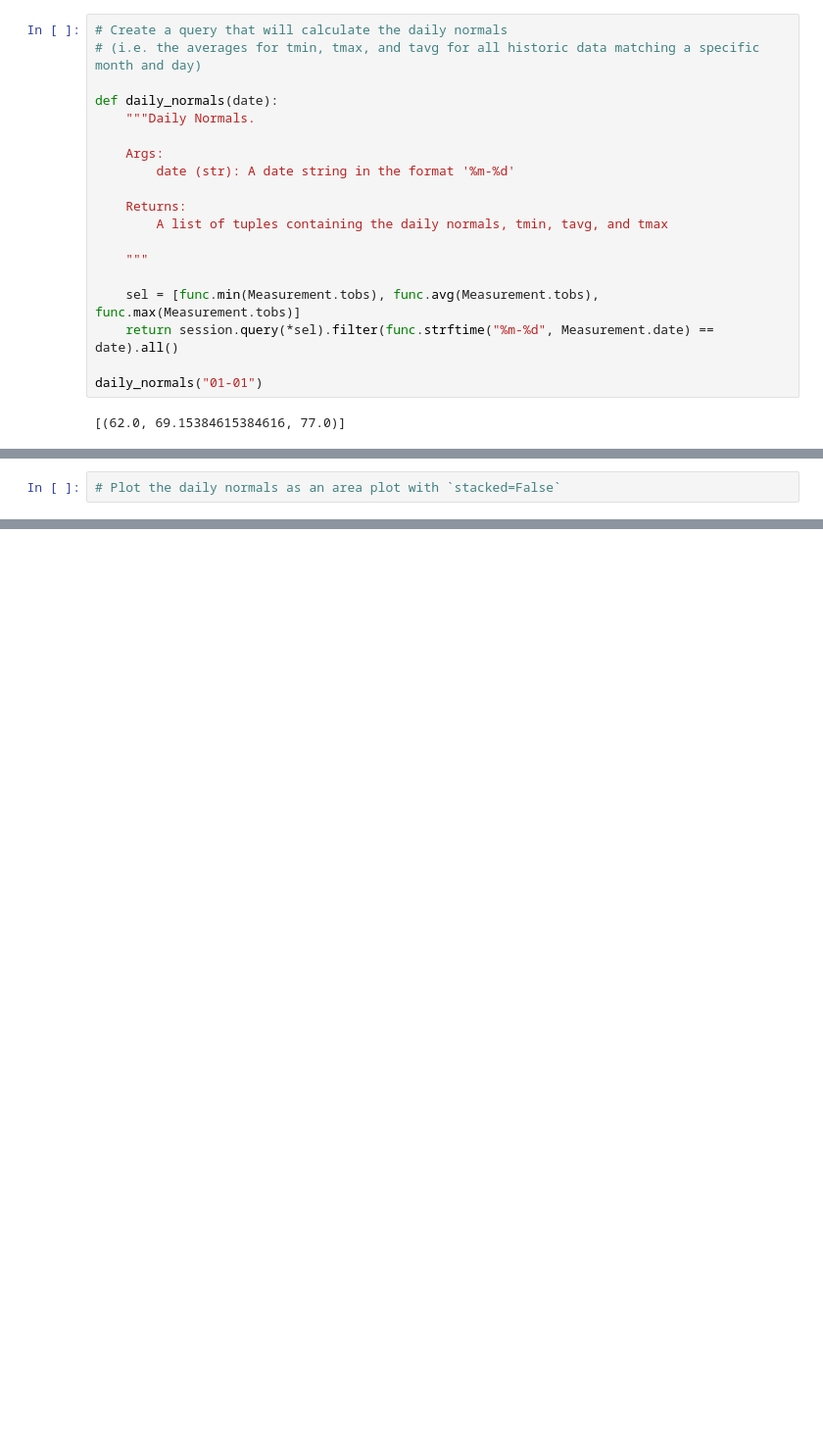
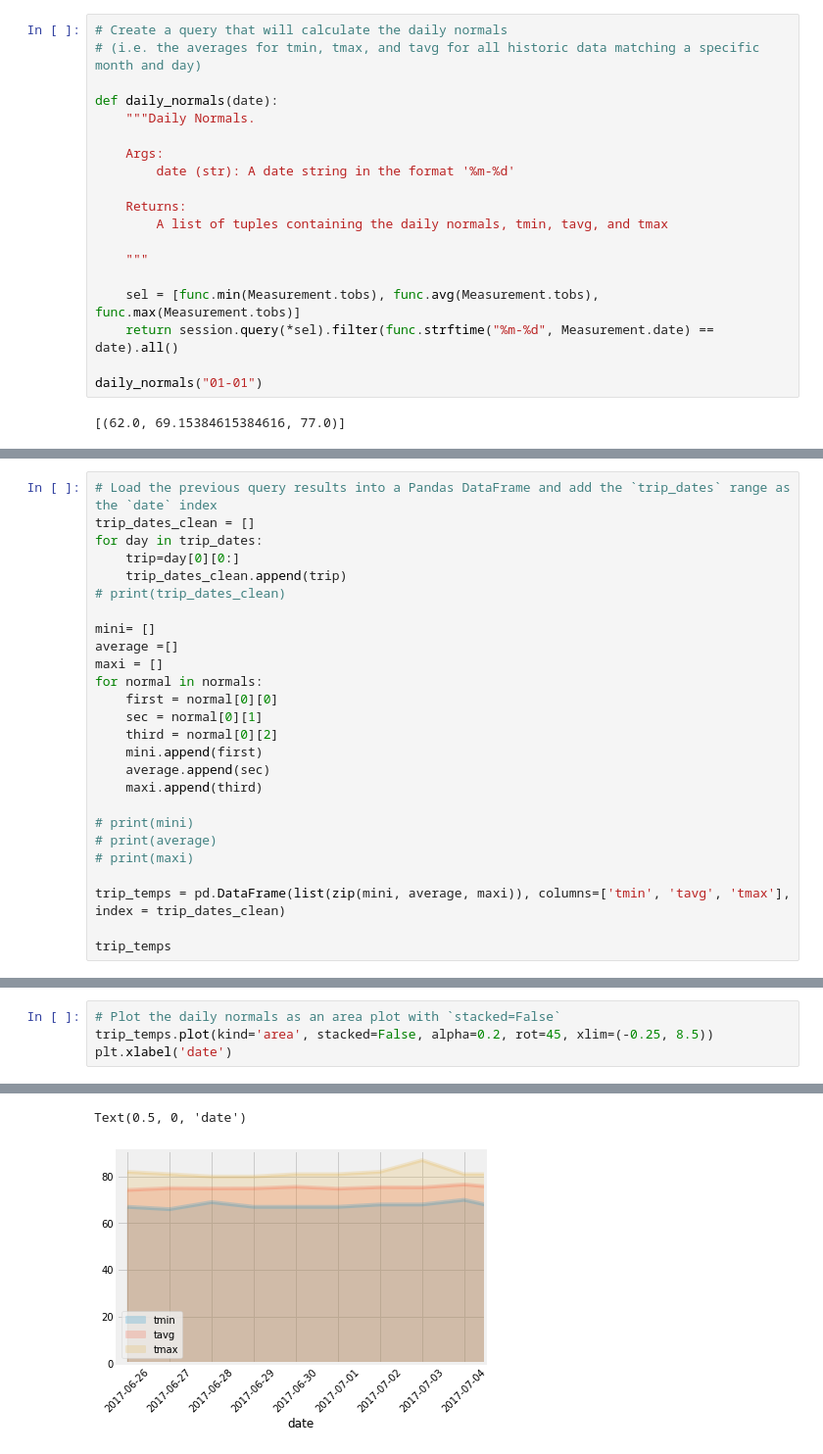
Before and after one commit to jeffreyb92/sqlalchemy-challenge, a Jupyter notebook: climate_starter.ipynb, the cells around one changed output, grey strips where cells are left out. Shown: that part at 98% size. Drawn from its saved outputs; the diff is of its cells as text; blank space fills up the shorter version.

```diff
--- a/climate_starter.ipynb
+++ b/climate_starter.ipynb
@@ -316,0 +269,26 @@ end_temps
+# %%
+# Load the previous query results into a Pandas DataFrame and add the `trip_dates` range as the `date` index
+trip_dates_clean = []
+for day in trip_dates:
+    trip=day[0][0:]
+    trip_dates_clean.append(trip)
+# print(trip_dates_clean)
+
+mini= []
+average =[]
+maxi = []
+for normal in normals:
+    first = normal[0][0]
+    sec = normal[0][1]
+    third = normal[0][2]
+    mini.append(first)
+    average.append(sec)
+    maxi.append(third)
+
+# print(mini)
+# print(average)
+# print(maxi)
+
+trip_temps = pd.DataFrame(list(zip(mini, average, maxi)), columns=['tmin', 'tavg', 'tmax'], index = trip_dates_clean)
+
+trip_temps
@@ -317,3 +312,5 @@ end_temps
 # %%
 # Plot the daily normals as an area plot with `stacked=False`
+trip_temps.plot(kind='area', stacked=False, alpha=0.2, rot=45, xlim=(-0.25, 8.5))
+plt.xlabel('date')
 # %% [output]
@@ -321,0 +317,2 @@ end_temps
+Text(0.5, 0, 'date')
+[figure, added]
```
Also changed, not shown: parts of 7 cells of this notebook, 1 other file.
